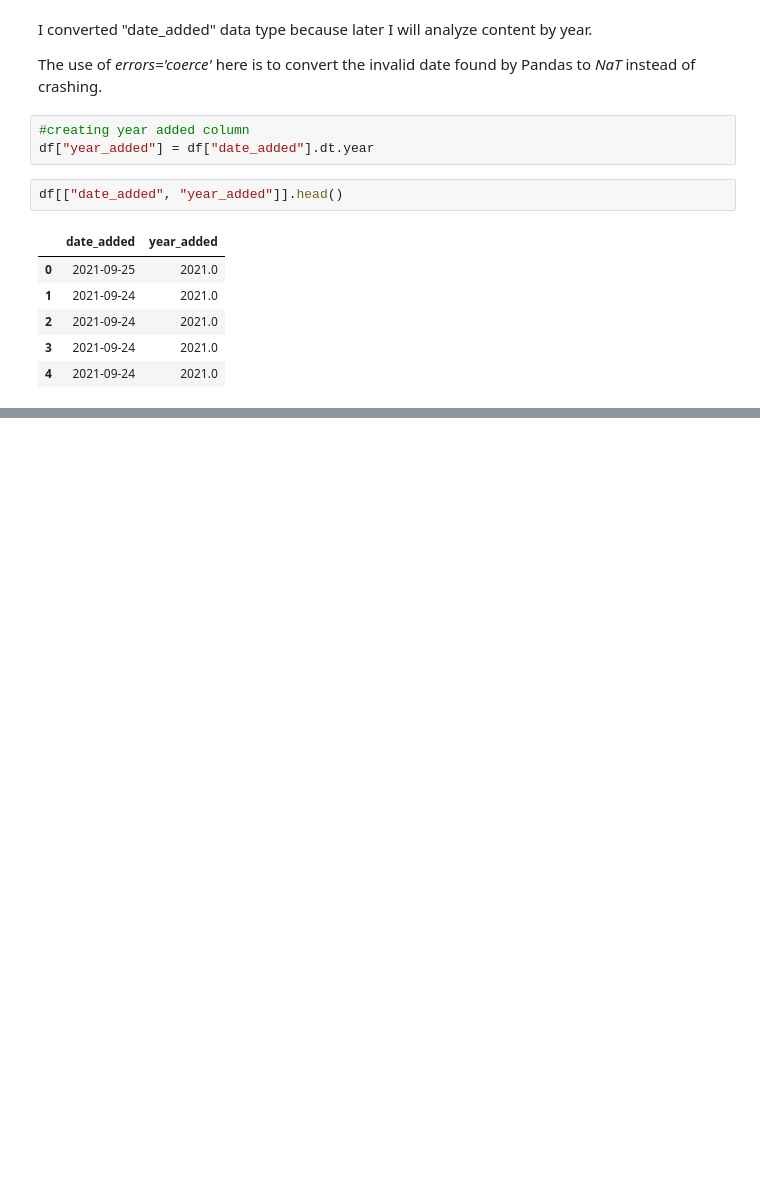
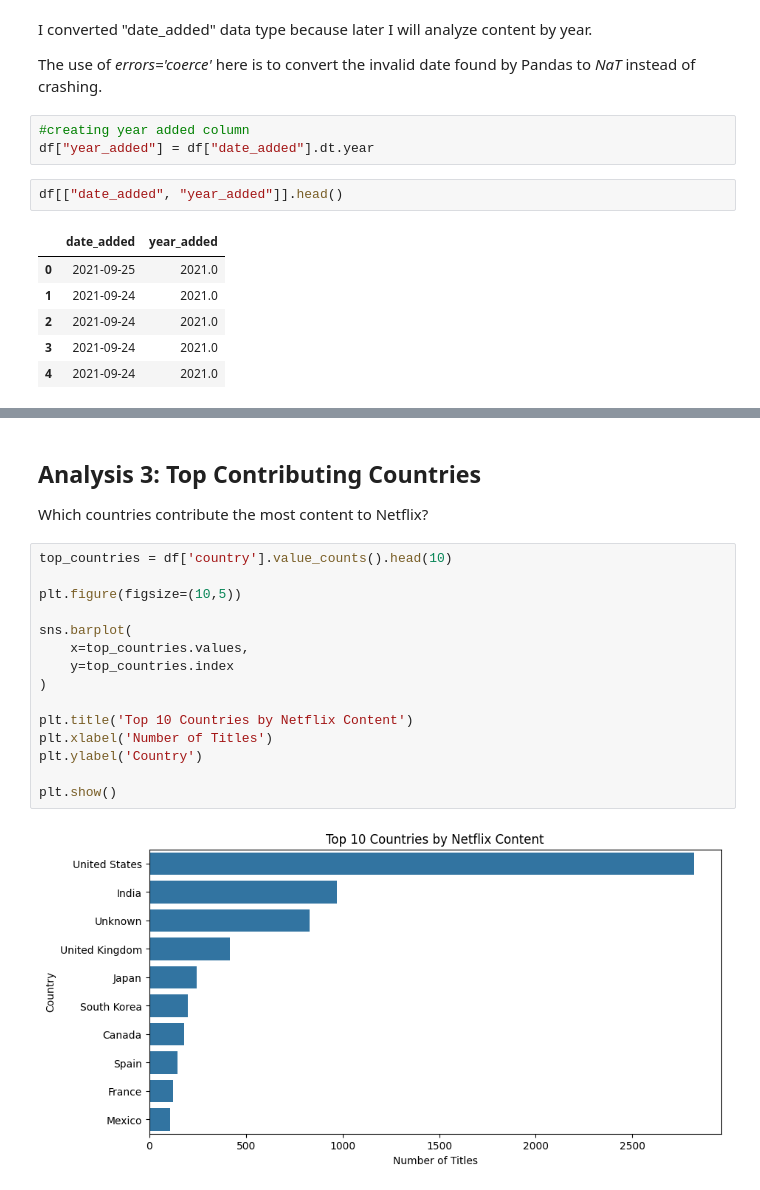
Before and after one commit to akshara-git17/synent-task3-netflixeda-akshara_dave, a Jupyter notebook: Task3_Netflix_EDA.ipynb, the cells around one changed output, grey strips where cells are left out. Saved outputs shown, nothing was run; the diff lists cells and outputs as text; blank space fills up the shorter version.

```diff
--- a/Task3_Netflix_EDA.ipynb
+++ b/Task3_Netflix_EDA.ipynb
@@ -203,0 +266,20 @@ df[["date_added", "year_added"]].head()
+# %% [markdown]
+## Analysis 3: Top Contributing Countries
+Which countries contribute the most content to Netflix?
+# %%
+top_countries = df['country'].value_counts().head(10)
+
+plt.figure(figsize=(10,5))
+
+sns.barplot(
+    x=top_countries.values,
+    y=top_countries.index
+)
+
+plt.title('Top 10 Countries by Netflix Content')
+plt.xlabel('Number of Titles')
+plt.ylabel('Country')
+
+plt.show()
+# %% [output]
+[figure, added]
```
Also changed, not shown: parts of 34 cells of this notebook.
